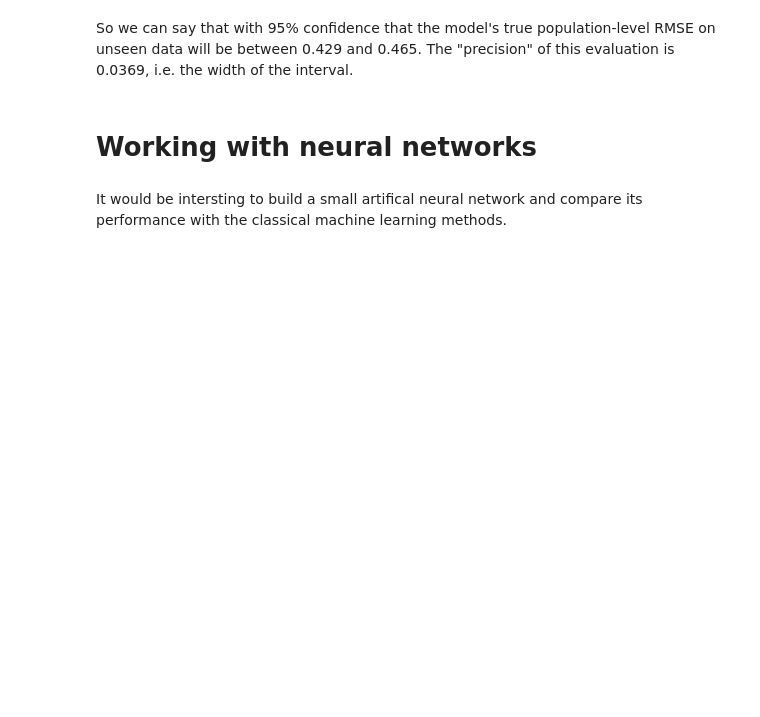
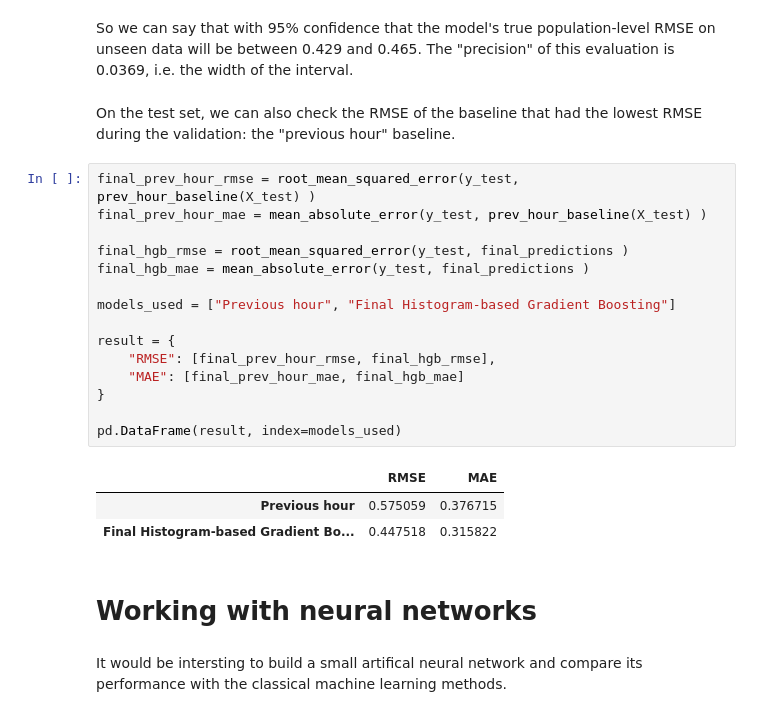
Before and after one commit to Accatosh/Electricity-consumption-forecasting, a Jupyter notebook: notebooks/Electricity_consumption_forecasting.ipynb, the cells around one changed output. Drawn from its saved outputs; the diff is of its cells as text; blank space fills up the shorter version.

```diff
--- a/notebooks/Electricity_consumption_forecasting.ipynb
+++ b/notebooks/Electricity_consumption_forecasting.ipynb
@@ -1797,5 +1797,26 @@ array([0.4285644 , 0.46547271])
 # %% [markdown]
 So we can say that with 95% confidence that the model's true population-level RMSE on unseen data will be between 0.429 and 0.465. The "precision" of this evaluation is 0.0369, i.e. the width of the interval.
+# %% [markdown]
+On the test set, we can also check the RMSE of the baseline that had the lowest RMSE during the validation: the "previous hour" baseline.
+# %%
+final_prev_hour_rmse = root_mean_squared_error(y_test, prev_hour_baseline(X_test) )
+final_prev_hour_mae = mean_absolute_error(y_test, prev_hour_baseline(X_test) )
+
+final_hgb_rmse = root_mean_squared_error(y_test, final_predictions )
+final_hgb_mae = mean_absolute_error(y_test, final_predictions )
+
+models_used = ["Previous hour", "Final Histogram-based Gradient Boosting"]
+
+result = {
+    "RMSE": [final_prev_hour_rmse, final_hgb_rmse],
+    "MAE": [final_prev_hour_mae, final_hgb_mae]
+}
+
+pd.DataFrame(result, index=models_used)
+# %% [output]
+|  | RMSE | MAE |
+| Previous hour | 0.575059 | 0.376715 |
+| Final Histogram-based Gradient Bo... | 0.447518 | 0.315822 |
 # %% [markdown]
 # Working with neural networks
 # %% [markdown]
```
Also changed, not shown: parts of 24 cells of this notebook, 1 other file.
